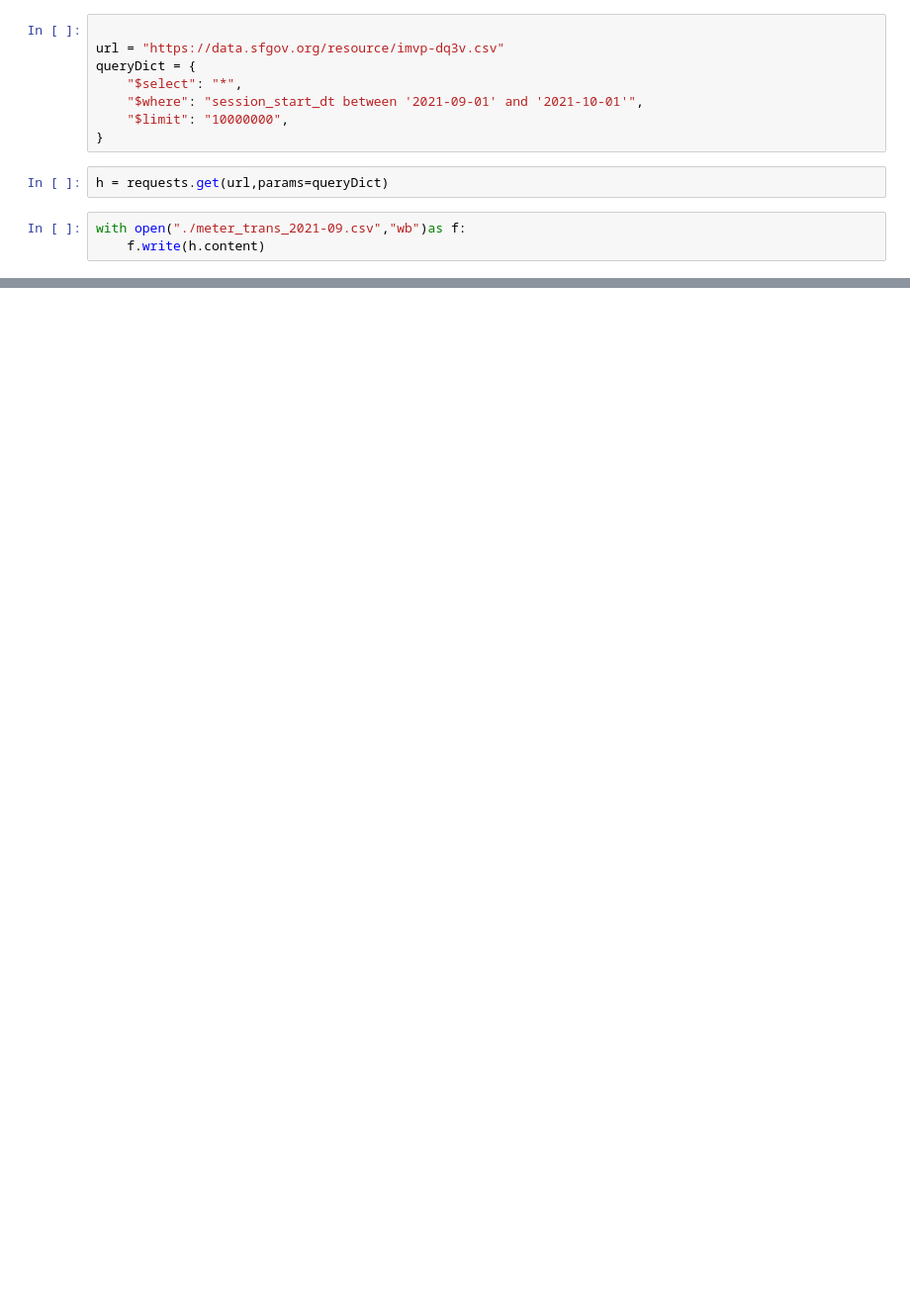
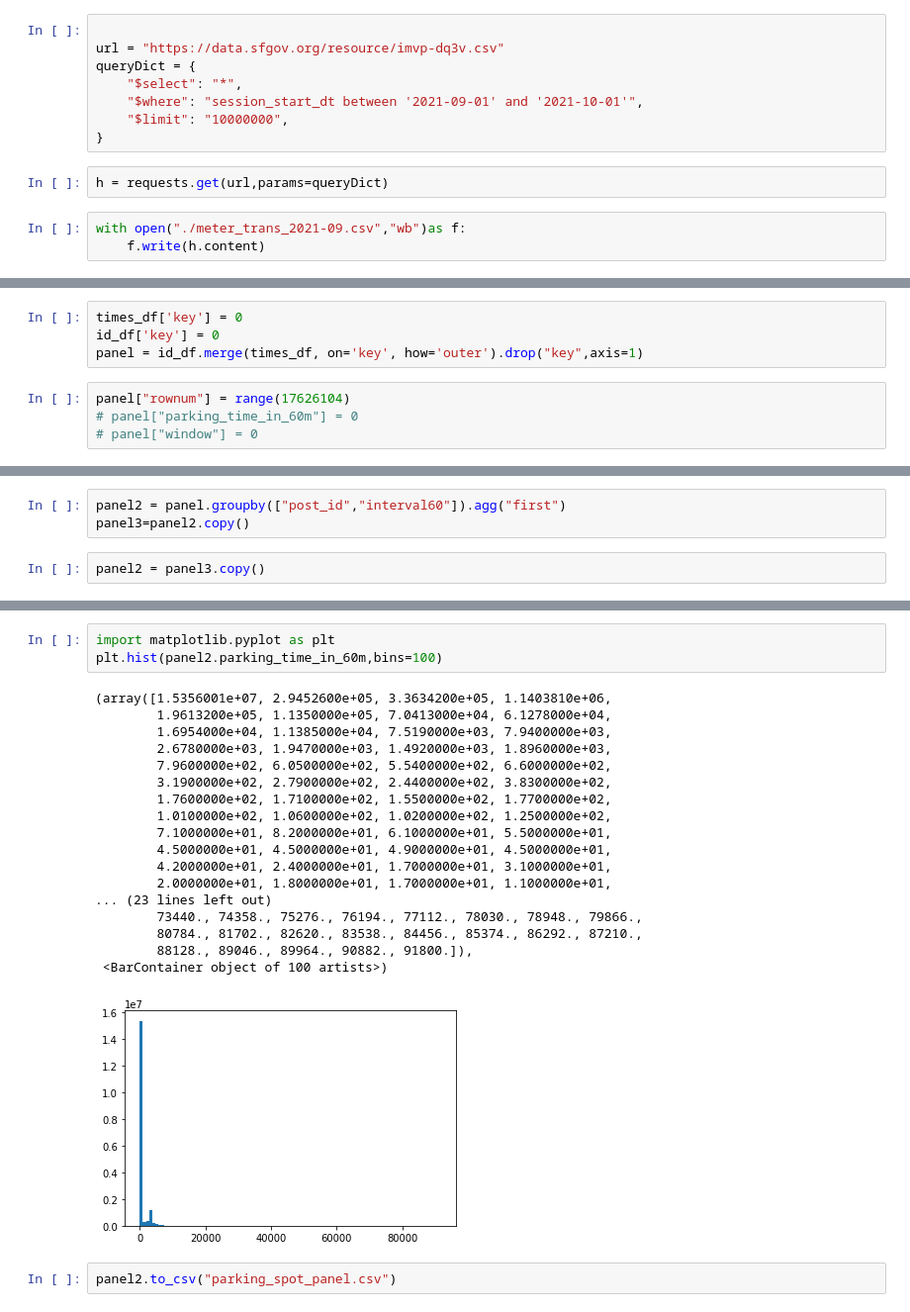
Before and after one commit to Zhen3r/pro-forma, a Jupyter notebook: data/download_parking_data.ipynb, the cells around one changed output, grey strips where cells are left out. Shown: that part at 99% size. Drawn from its saved outputs; the diff is of its cells as text; blank space fills up the shorter version.

```diff
--- a/data/download_parking_data.ipynb
+++ b/data/download_parking_data.ipynb
@@ -21,0 +56,8 @@ HTTPError: HTTP Error 400: Bad Request
+# %%
+times_df['key'] = 0
+id_df['key'] = 0
+panel = id_df.merge(times_df, on='key', how='outer').drop("key",axis=1)
+# %%
+panel["rownum"] = range(17626104)
+# panel["parking_time_in_60m"] = 0
+# panel["window"] = 0
@@ -21,0 +70,5 @@ HTTPError: HTTP Error 400: Bad Request
+# %%
+panel2 = panel.groupby(["post_id","interval60"]).agg("first")
+panel3=panel2.copy()
+# %%
+panel2 = panel3.copy()
@@ -21,0 +155,24 @@ HTTPError: HTTP Error 400: Bad Request
+# %%
+import matplotlib.pyplot as plt
+plt.hist(panel2.parking_time_in_60m,bins=100)
+# %% [output]
+(array([1.5356001e+07, 2.9452600e+05, 3.3634200e+05, 1.1403810e+06,
+        1.9613200e+05, 1.1350000e+05, 7.0413000e+04, 6.1278000e+04,
+        1.6954000e+04, 1.1385000e+04, 7.5190000e+03, 7.9400000e+03,
+        2.6780000e+03, 1.9470000e+03, 1.4920000e+03, 1.8960000e+03,
+        7.9600000e+02, 6.0500000e+02, 5.5400000e+02, 6.6000000e+02,
+        3.1900000e+02, 2.7900000e+02, 2.4400000e+02, 3.8300000e+02,
+        1.7600000e+02, 1.7100000e+02, 1.5500000e+02, 1.7700000e+02,
+        1.0100000e+02, 1.0600000e+02, 1.0200000e+02, 1.2500000e+02,
+        7.1000000e+01, 8.2000000e+01, 6.1000000e+01, 5.5000000e+01,
+        4.5000000e+01, 4.5000000e+01, 4.9000000e+01, 4.5000000e+01,
+        4.2000000e+01, 2.4000000e+01, 1.7000000e+01, 3.1000000e+01,
+        2.0000000e+01, 1.8000000e+01, 1.7000000e+01, 1.1000000e+01,
+... (23 lines left out)
+        73440., 74358., 75276., 76194., 77112., 78030., 78948., 79866.,
+        80784., 81702., 82620., 83538., 84456., 85374., 86292., 87210.,
+        88128., 89046., 89964., 90882., 91800.]),
+ <BarContainer object of 100 artists>)
+[figure, added]
+# %%
+panel2.to_csv("parking_spot_panel.csv")
```
Also changed, not shown: parts of 56 cells of this notebook, 3 other files.
